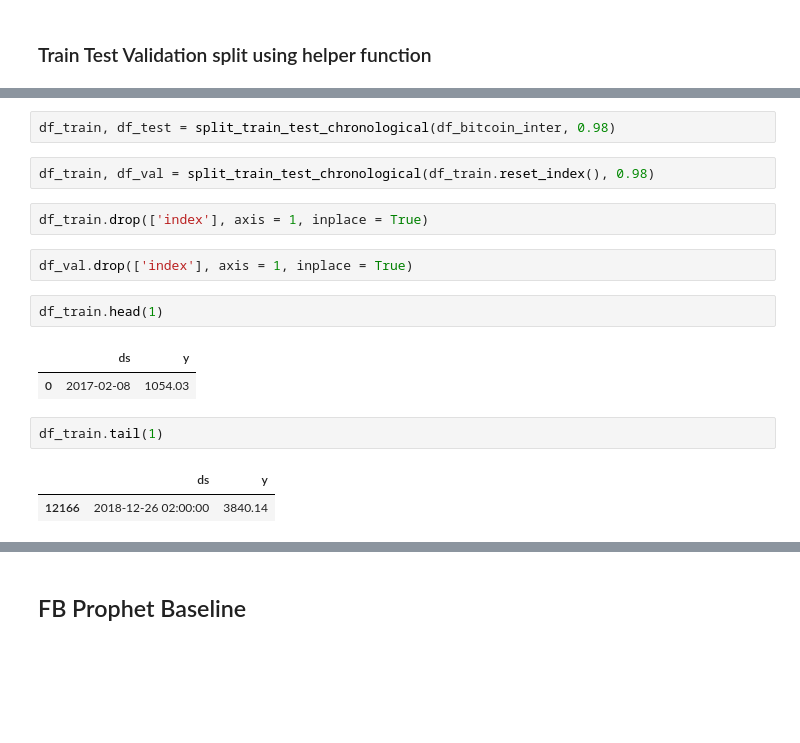
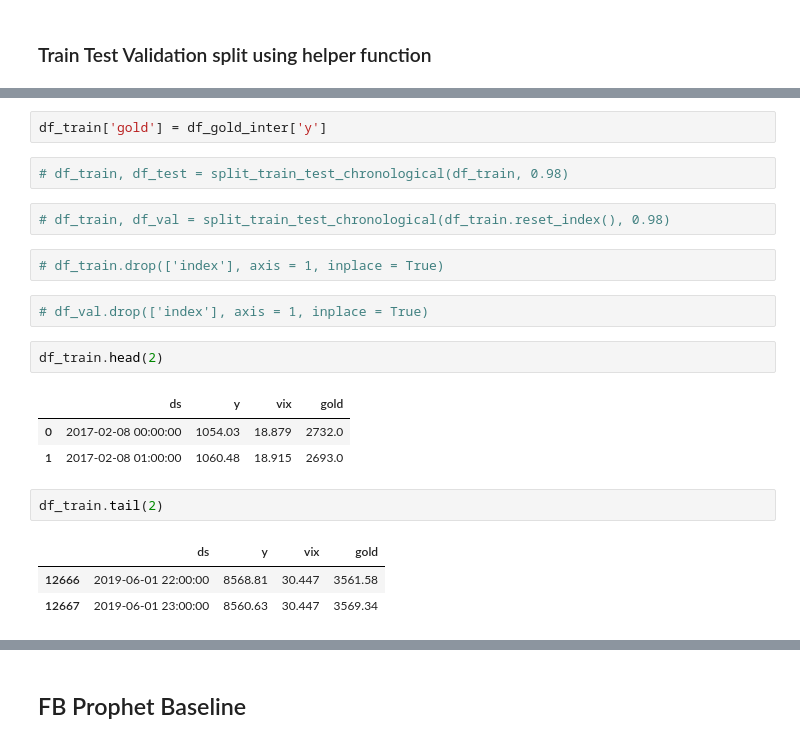
Before and after one commit to MohammadBakir/Bitcoin-Price-Prediction, a Jupyter notebook: time_series/time_series.ipynb, the cells around one changed output, grey strips where cells are left out. Drawn from its saved outputs; the diff is of its cells as text; blank space fills up the shorter version.

```diff
--- a/time_series/time_series.ipynb
+++ b/time_series/time_series.ipynb
@@ -299,21 +142,25 @@ df_gold_inter.drop('index', axis = 1, inplace = True)
+# %%
+df_train['gold'] = df_gold_inter['y']
 # %%
-df_train, df_test = split_train_test_chronological(df_bitcoin_inter, 0.98)
+# df_train, df_test = split_train_test_chronological(df_train, 0.98)
 # %%
-df_train, df_val = split_train_test_chronological(df_train.reset_index(), 0.98)
+# df_train, df_val = split_train_test_chronological(df_train.reset_index(), 0.98)
 # %%
-df_train.drop(['index'], axis = 1, inplace = True)
+# df_train.drop(['index'], axis = 1, inplace = True)
 # %%
-df_val.drop(['index'], axis = 1, inplace = True)
+# df_val.drop(['index'], axis = 1, inplace = True)
 # %%
-df_train.head(1)
+df_train.head(2)
 # %% [output]
-|  | ds | y |
-| 0 | 2017-02-08 | 1054.03 |
+|  | ds | y | vix | gold |
+| 0 | 2017-02-08 00:00:00 | 1054.03 | 18.879 | 2732.0 |
+| 1 | 2017-02-08 01:00:00 | 1060.48 | 18.915 | 2693.0 |
 # %%
-df_train.tail(1)
+df_train.tail(2)
 # %% [output]
-|  | ds | y |
-| 12166 | 2018-12-26 02:00:00 | 3840.14 |
+|  | ds | y | vix | gold |
+| 12666 | 2019-06-01 22:00:00 | 8568.81 | 30.447 | 3561.58 |
+| 12667 | 2019-06-01 23:00:00 | 8560.63 | 30.447 | 3569.34 |
 # %%
 df_val.head(1)
 # %% [output]
```
Also changed, not shown: parts of 92 cells of this notebook, 8 other files.
